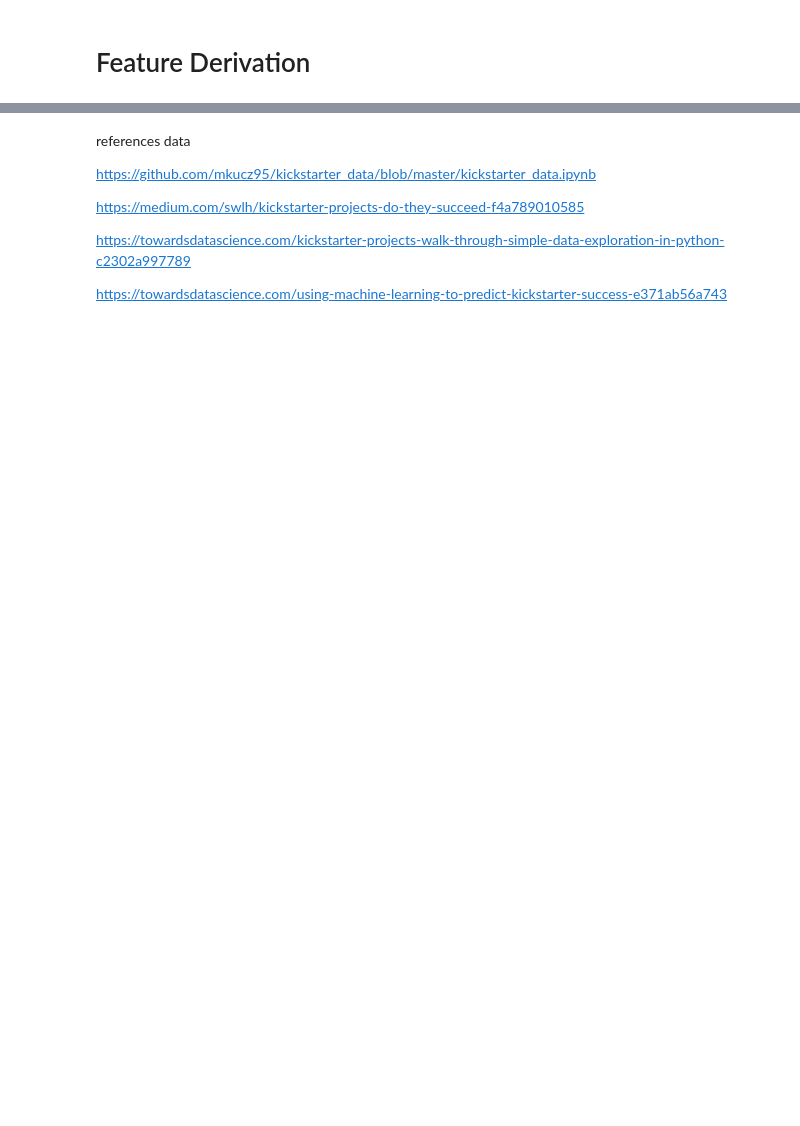
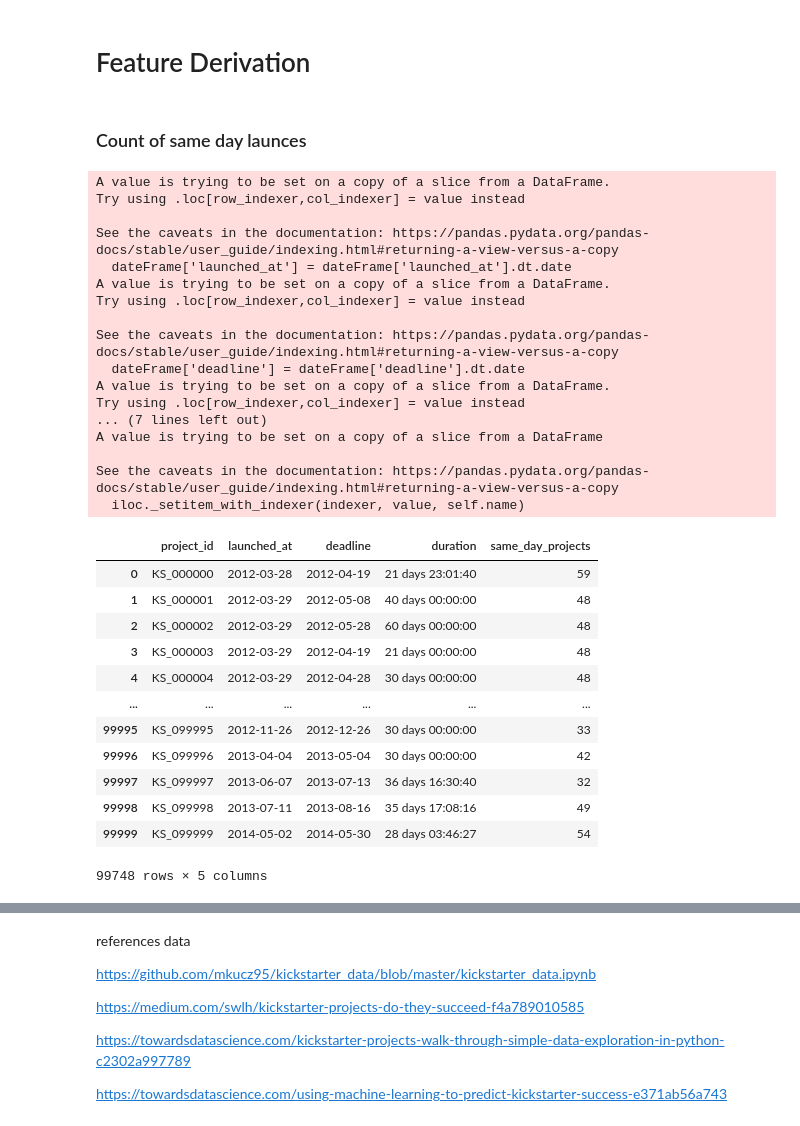
Before and after one commit to bang-a-coder/ds-kickstarter, a Jupyter notebook: kickstarter_project-3.ipynb, the cells around one changed output, grey strips where cells are left out. Cells and saved outputs as stored; diff of their text form; code cells hidden in the pictures; blank space fills up the shorter version.

Commit message:
same day projects count

```diff
--- a/kickstarter_project-3.ipynb
+++ b/kickstarter_project-3.ipynb
@@ -170,13 +170,13 @@ stats.probplot(df['goal'], plot=plt, dist='norm')
 
 df2=df.copy()
 
-df2=df2.drop(['blurb','category','country','currency','name','created_at','deadline','launched_at','staff_pick','location','funded','subcategory', 'project_url', 'reward_url'],axis=1)
-df2=df2.set_index('project_id')
+df2=df2.drop(['project_id','blurb','category','country','currency','name','created_at','deadline','launched_at','staff_pick','location','funded','subcategory', 'project_url', 'reward_url'],axis=1)
+# df2=df2.set_index('project_id')
 df2=df2.apply(pd.to_numeric)
 df2= np.log10(df2)
 df2 = df2.rename(columns={'backers_count': 'backers_count_log', 'converted_pledged_amount': 'converted_pledged_amount_log','fx_rate': 'fx_rate_log','goal': 'goal_log','pledged': 'pledged_log','usd_pledged': 'usd_pledged_log'})
 
-df=df.set_index('project_id')
-df=df.merge(df2, left_index=True, right_index=True, how='inner')
+# df=df.set_index('project_id')
+df = df.merge(df2, left_index=True, how='inner',right_index=True)
 df
 # %% [output]
@@ -214,3 +213,51 @@ def word_count(blurb_list):
     return word_list
 
 df['word_count'] = word_count(df['blurb'])
+# %% [markdown]
+### Count of same day launces
+# %%
+# Count of same-day launches
+dateFrame = df[['project_id','launched_at', 'deadline', 'duration']]
+dateFrame['launched_at'] = dateFrame['launched_at'].dt.date
+dateFrame['deadline'] = dateFrame['deadline'].dt.date
+
+possibleDates = dateFrame['launched_at'].unique()
+dateFrame['same_day_projects'] = 0
+
+for date in possibleDates:
+	sameDayProj = dateFrame.loc[dateFrame['launched_at']==date]
+	dateFrame['same_day_projects'].loc[dateFrame['launched_at']==date] = len(sameDayProj)
+
+
+dateFrame
+# %% [output]
+A value is trying to be set on a copy of a slice from a DataFrame.
+Try using .loc[row_indexer,col_indexer] = value instead
+
+See the caveats in the documentation: https://pandas.pydata.org/pandas-docs/stable/user_guide/indexing.html#returning-a-view-versus-a-copy
+  dateFrame['launched_at'] = dateFrame['launched_at'].dt.date
+A value is trying to be set on a copy of a slice from a DataFrame.
+Try using .loc[row_indexer,col_indexer] = value instead
+
+See the caveats in the documentation: https://pandas.pydata.org/pandas-docs/stable/user_guide/indexing.html#returning-a-view-versus-a-copy
+  dateFrame['deadline'] = dateFrame['deadline'].dt.date
+A value is trying to be set on a copy of a slice from a DataFrame.
+Try using .loc[row_indexer,col_indexer] = value instead
+... (7 lines left out)
+A value is trying to be set on a copy of a slice from a DataFrame
+
+See the caveats in the documentation: https://pandas.pydata.org/pandas-docs/stable/user_guide/indexing.html#returning-a-view-versus-a-copy
+  iloc._setitem_with_indexer(indexer, value, self.name)
+|  | project_id | launched_at | deadline | duration | same_day_projects |
+| 0 | KS_000000 | 2012-03-28 | 2012-04-19 | 21 days 23:01:40 | 59 |
+| 1 | KS_000001 | 2012-03-29 | 2012-05-08 | 40 days 00:00:00 | 48 |
+| 2 | KS_000002 | 2012-03-29 | 2012-05-28 | 60 days 00:00:00 | 48 |
+| 3 | KS_000003 | 2012-03-29 | 2012-04-19 | 21 days 00:00:00 | 48 |
+| 4 | KS_000004 | 2012-03-29 | 2012-04-28 | 30 days 00:00:00 | 48 |
+| ... | ... | ... | ... | ... | ... |
+| 99995 | KS_099995 | 2012-11-26 | 2012-12-26 | 30 days 00:00:00 | 33 |
+| 99996 | KS_099996 | 2013-04-04 | 2013-05-04 | 30 days 00:00:00 | 42 |
+| 99997 | KS_099997 | 2013-06-07 | 2013-07-13 | 36 days 16:30:40 | 32 |
+| 99998 | KS_099998 | 2013-07-11 | 2013-08-16 | 35 days 17:08:16 | 49 |
+| 99999 | KS_099999 | 2014-05-02 | 2014-05-30 | 28 days 03:46:27 | 54 |
+99748 rows × 5 columns
```
Also changed, not shown: parts of 6 cells of this notebook.
